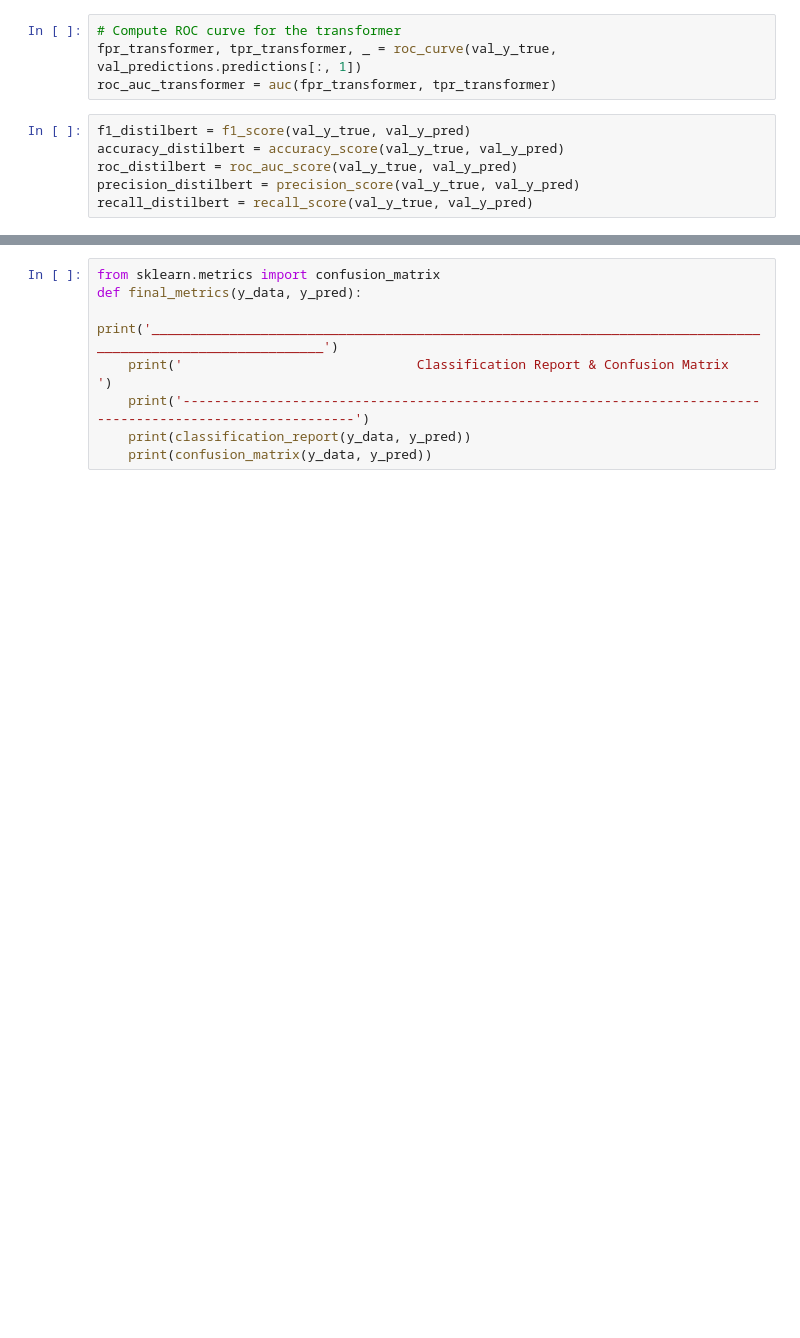
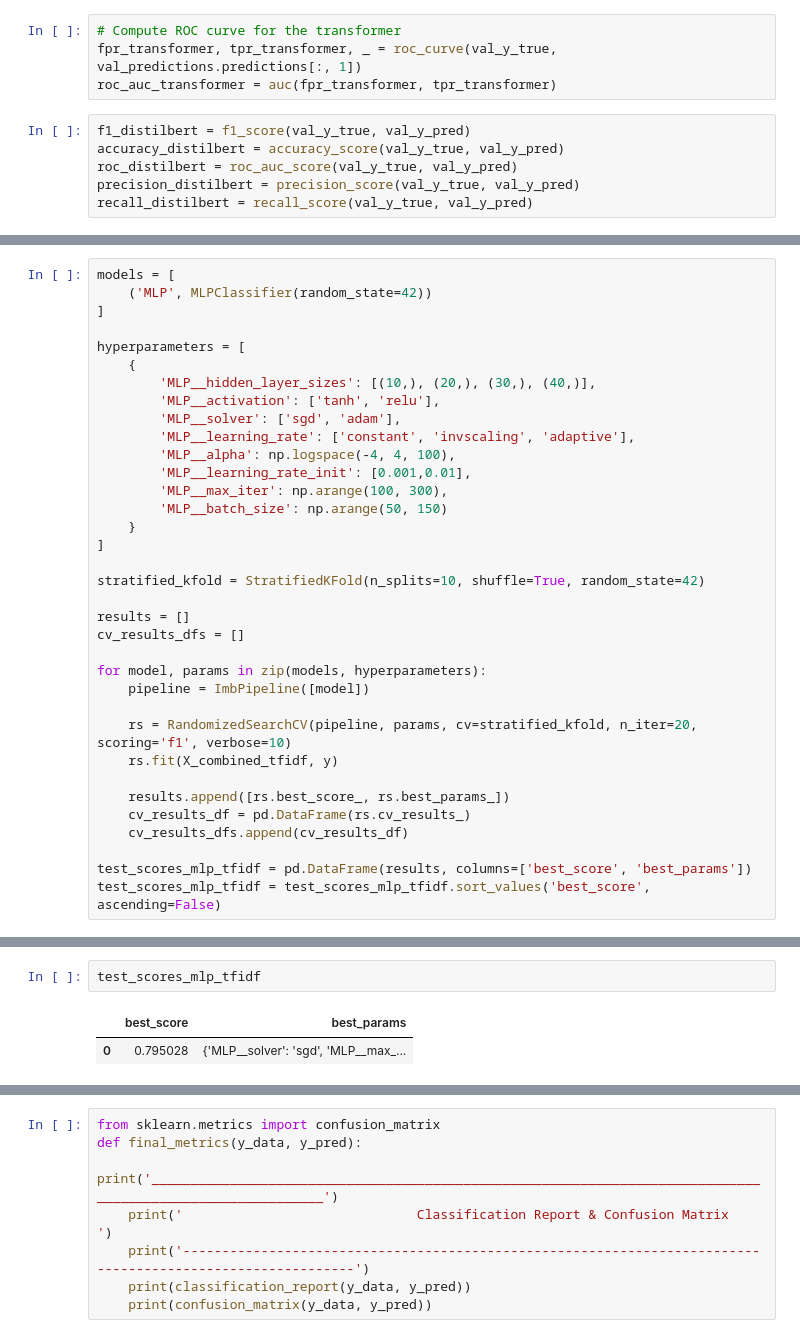
Before and after one commit to Catarinacpns/Airbnb-predicting-property-delisting-NLP-, a Jupyter notebook: notebooks/04_model_testing_eval.ipynb, the cells around one changed output, grey strips where cells are left out. Drawn from its saved outputs; the diff is of its cells as text; blank space fills up the shorter version.

```diff
--- a/notebooks/04_model_testing_eval.ipynb
+++ b/notebooks/04_model_testing_eval.ipynb
@@ -682,0 +965,35 @@ recall_distilbert = recall_score(val_y_true, val_y_pred)
+# %%
+models = [
+    ('MLP', MLPClassifier(random_state=42))
+]
+
+hyperparameters = [
+    {
+        'MLP__hidden_layer_sizes': [(10,), (20,), (30,), (40,)],
+        'MLP__activation': ['tanh', 'relu'],
+        'MLP__solver': ['sgd', 'adam'],
+        'MLP__learning_rate': ['constant', 'invscaling', 'adaptive'],
+        'MLP__alpha': np.logspace(-4, 4, 100),
+        'MLP__learning_rate_init': [0.001,0.01],
+        'MLP__max_iter': np.arange(100, 300),
+        'MLP__batch_size': np.arange(50, 150)
+    }
+]
+
+stratified_kfold = StratifiedKFold(n_splits=10, shuffle=True, random_state=42)
+
+results = []
+cv_results_dfs = []
+
+for model, params in zip(models, hyperparameters):
+    pipeline = ImbPipeline([model])
+
+    rs = RandomizedSearchCV(pipeline, params, cv=stratified_kfold, n_iter=20, scoring='f1', verbose=10)
+    rs.fit(X_combined_tfidf, y)
+
+    results.append([rs.best_score_, rs.best_params_])
+    cv_results_df = pd.DataFrame(rs.cv_results_)
+    cv_results_dfs.append(cv_results_df)
+
+test_scores_mlp_tfidf = pd.DataFrame(results, columns=['best_score', 'best_params'])
+test_scores_mlp_tfidf = test_scores_mlp_tfidf.sort_values('best_score', ascending=False)
@@ -682,0 +1018,5 @@ recall_distilbert = recall_score(val_y_true, val_y_pred)
+# %%
+test_scores_mlp_tfidf
+# %% [output]
+|  | best_score | best_params |
+| 0 | 0.795028 | {'MLP__solver': 'sgd', 'MLP__max_... |
```
Also changed, not shown: parts of 189 cells of this notebook, 1 other file.
